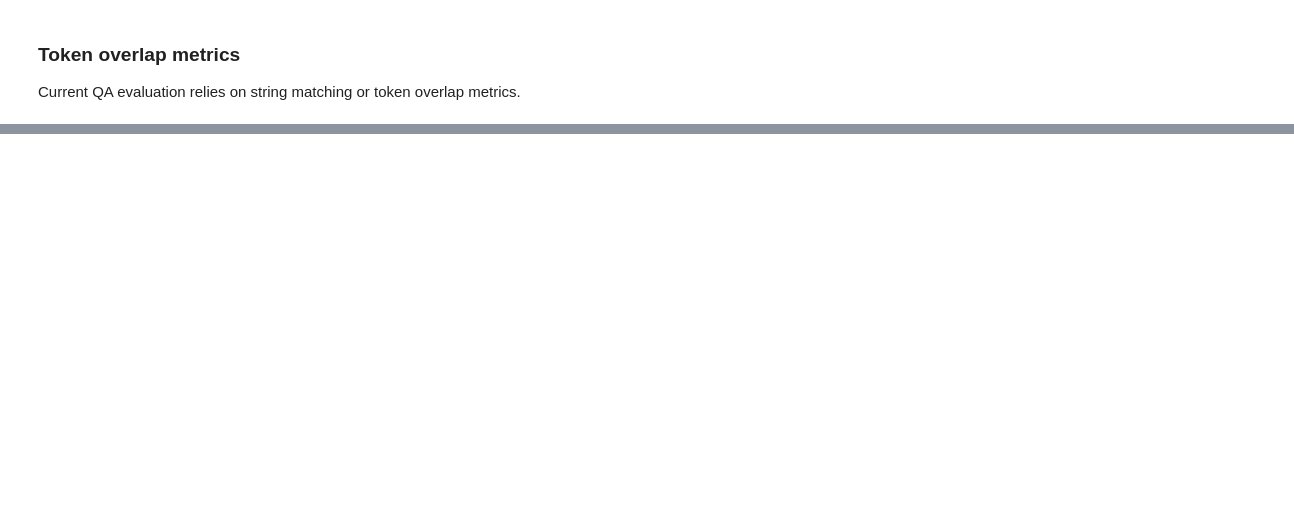
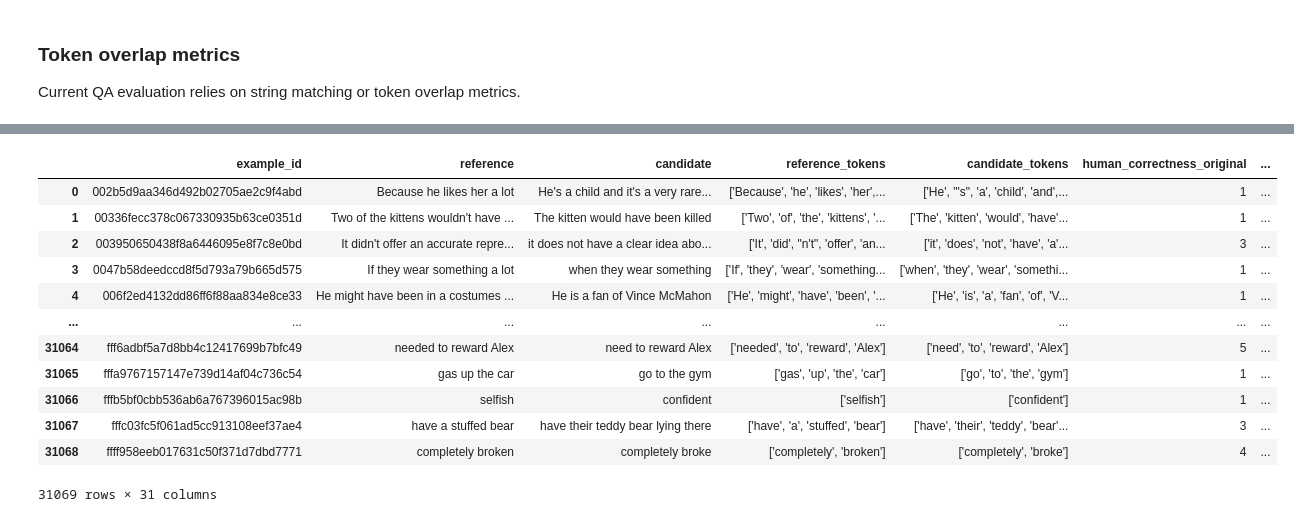
Before and after one commit to pdasigi/eqqa, a Jupyter notebook: scripts/collect_mocha_metrics.ipynb, the cells around one changed output, grey strips where cells are left out. Cells and saved outputs as stored; diff of their text form; code cells hidden in the pictures; blank space fills up the shorter version.

```diff
--- a/scripts/collect_mocha_metrics.ipynb
+++ b/scripts/collect_mocha_metrics.ipynb
@@ -372,0 +500,16 @@ print(Rouge().compute_score({0: [reference]}, {0: [candidate]})[1])
+# %%
+pd.read_csv(f"{OUTPUT_DIR}/train_all_datasets_metrics.csv.gz", index_col=0)
+# %% [output]
+|  | example_id | reference | candidate | reference_tokens | candidate_tokens | human_correctness_original | ... |
+| 0 | 002b5d9aa346d492b02705ae2c9f4abd | Because he likes her a lot | He's a child and it's a very rare... | ['Because', 'he', 'likes', 'her',... | ['He', "'s", 'a', 'child', 'and',... | 1 | ... |
+| 1 | 00336fecc378c067330935b63ce0351d | Two of the kittens wouldn't have ... | The kitten would have been killed | ['Two', 'of', 'the', 'kittens', '... | ['The', 'kitten', 'would', 'have'... | 1 | ... |
+| 2 | 003950650438f8a6446095e8f7c8e0bd | It didn't offer an accurate repre... | it does not have a clear idea abo... | ['It', 'did', "n't", 'offer', 'an... | ['it', 'does', 'not', 'have', 'a'... | 3 | ... |
+| 3 | 0047b58deedccd8f5d793a79b665d575 | If they wear something a lot | when they wear something | ['If', 'they', 'wear', 'something... | ['when', 'they', 'wear', 'somethi... | 1 | ... |
+| 4 | 006f2ed4132dd86ff6f88aa834e8ce33 | He might have been in a costumes ... | He is a fan of Vince McMahon | ['He', 'might', 'have', 'been', '... | ['He', 'is', 'a', 'fan', 'of', 'V... | 1 | ... |
+| ... | ... | ... | ... | ... | ... | ... | ... |
+| 31064 | fff6adbf5a7d8bb4c12417699b7bfc49 | needed to reward Alex | need to reward Alex | ['needed', 'to', 'reward', 'Alex'] | ['need', 'to', 'reward', 'Alex'] | 5 | ... |
+| 31065 | fffa9767157147e739d14af04c736c54 | gas up the car | go to the gym | ['gas', 'up', 'the', 'car'] | ['go', 'to', 'the', 'gym'] | 1 | ... |
+| 31066 | fffb5bf0cbb536ab6a767396015ac98b | selfish | confident | ['selfish'] | ['confident'] | 1 | ... |
+| 31067 | fffc03fc5f061ad5cc913108eef37ae4 | have a stuffed bear | have their teddy bear lying there | ['have', 'a', 'stuffed', 'bear'] | ['have', 'their', 'teddy', 'bear'... | 3 | ... |
+| 31068 | ffff958eeb017631c50f371d7dbd7771 | completely broken | completely broke | ['completely', 'broken'] | ['completely', 'broke'] | 4 | ... |
+31069 rows × 31 columns
```
Also changed, not shown: parts of 18 cells of this notebook.
